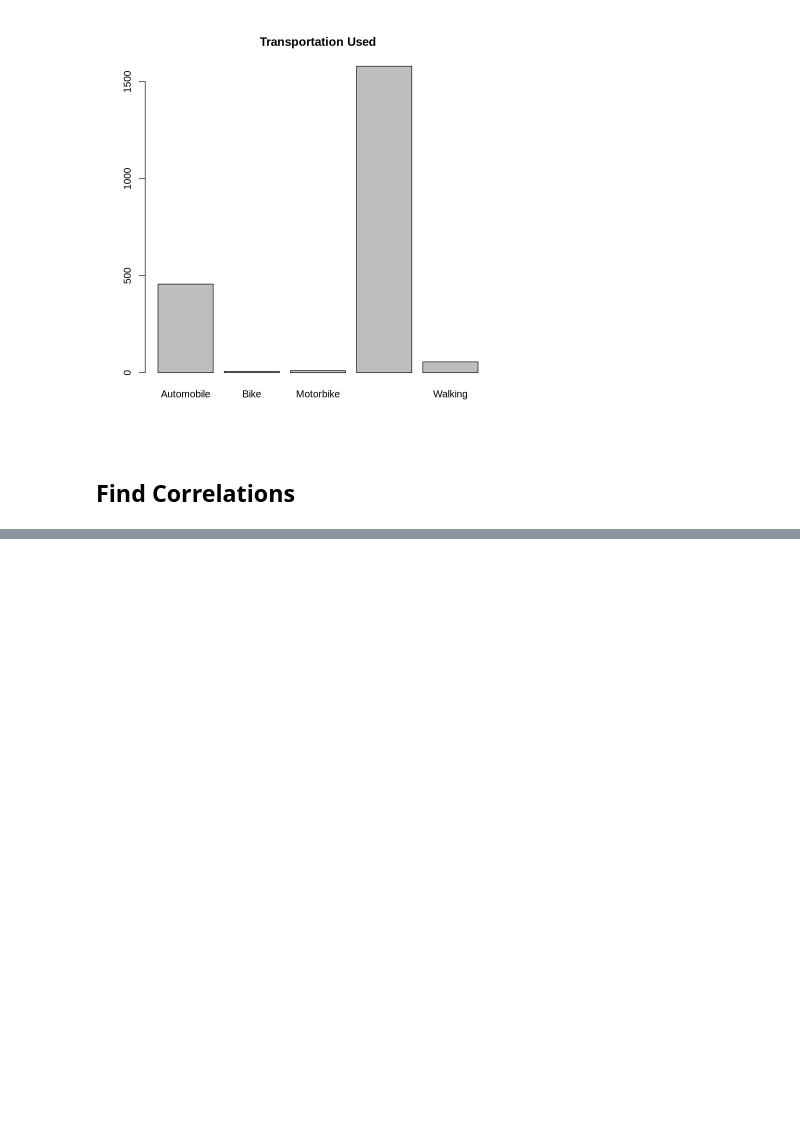
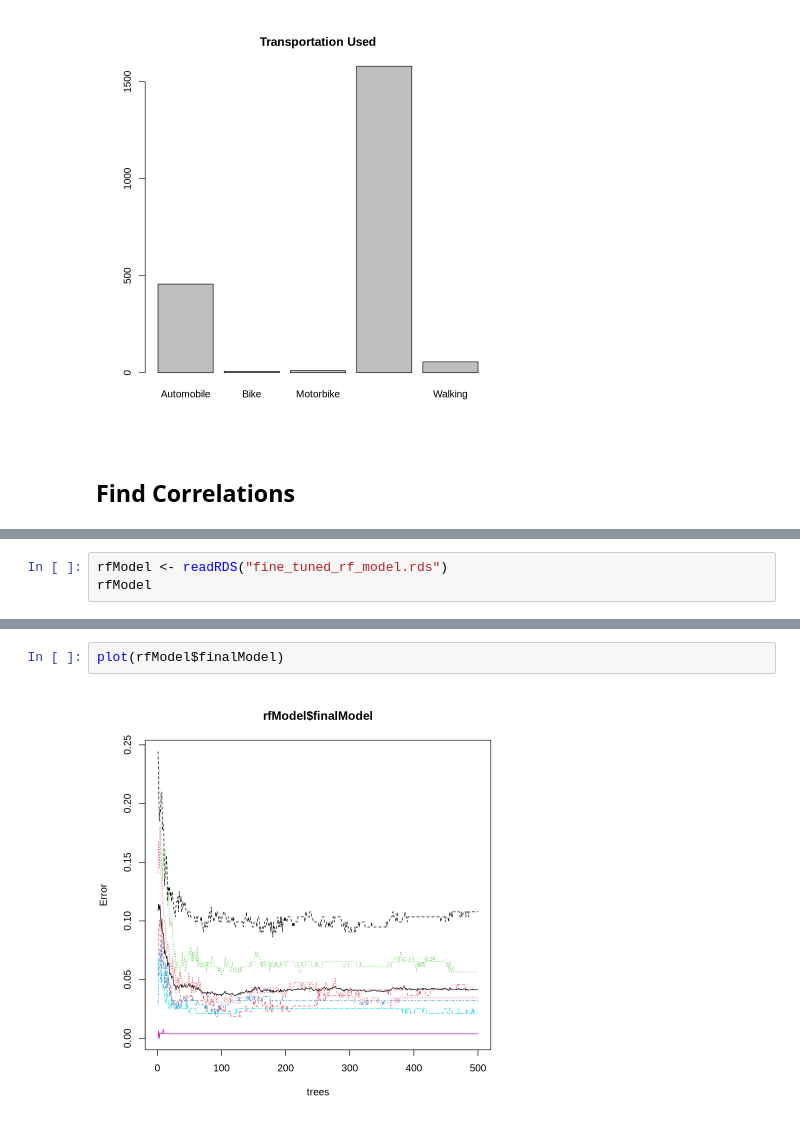
Before and after one commit to BryanEgbert/obesity_classification, a Jupyter notebook: main.ipynb, the cells around one changed output, grey strips where cells are left out. Saved outputs shown, nothing was run; the diff lists cells and outputs as text; blank space fills up the shorter version.

```diff
--- a/main.ipynb
+++ b/main.ipynb
@@ -217,0 +298,3 @@ A cor_df: 8 × 9
+# %%
+rfModel <- readRDS("fine_tuned_rf_model.rds")
+rfModel
@@ -217,0 +340,4 @@ A cor_df: 8 × 9
+# %%
+plot(rfModel$finalModel)
+# %% [output]
+[figure, added]
```
Also changed, not shown: parts of 18 cells of this notebook, 2 other files.
